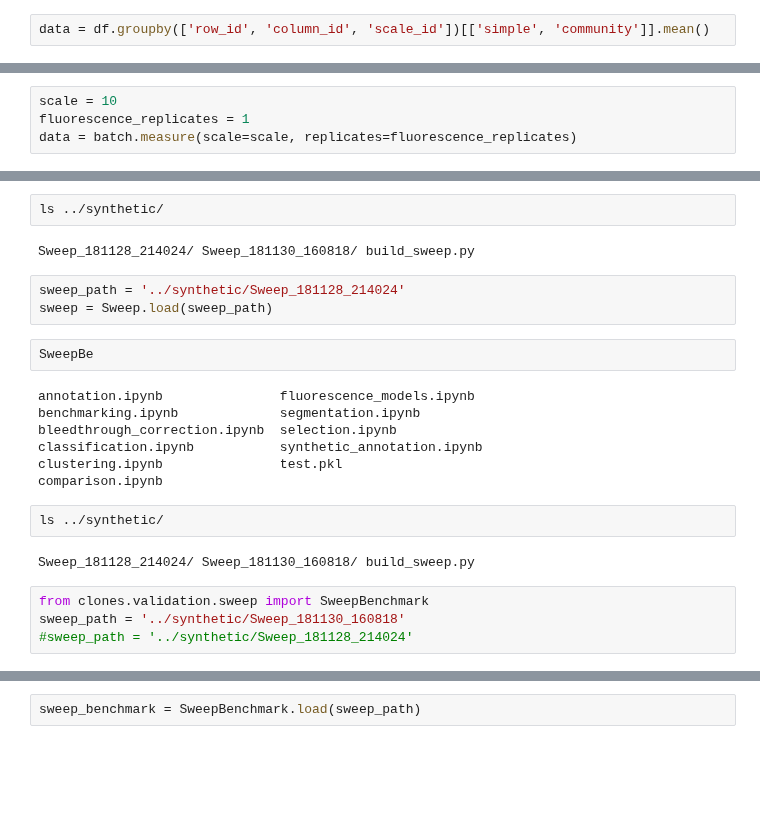
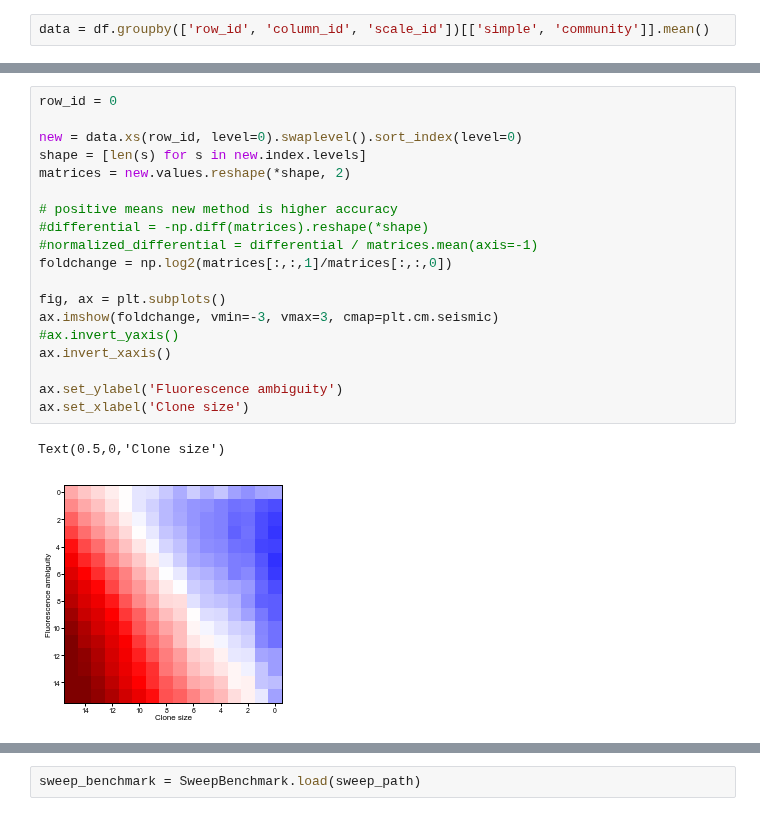
Before and after one commit to sbernasek/flyqma, a Jupyter notebook: notebooks/results.ipynb, the cells around one changed output, grey strips where cells are left out. Saved outputs shown, nothing was run; the diff lists cells and outputs as text; blank space fills up the shorter version.

```diff
--- a/notebooks/results.ipynb
+++ b/notebooks/results.ipynb
@@ -385,4 +58,0 @@ import dill as pickle
-# %%
-scale = 10
-fluorescence_replicates = 1
-data = batch.measure(scale=scale, replicates=fluorescence_replicates)
@@ -469,24 +59,22 @@ from clones.annotation.bayesian import BayesianClassifier
-# %%
-ls ../synthetic/
-# %% [output]
-Sweep_181128_214024/ Sweep_181130_160818/ build_sweep.py
-# %%
-sweep_path = '../synthetic/Sweep_181128_214024'
-sweep = Sweep.load(sweep_path)
-# %%
-SweepBe
-# %% [output]
-annotation.ipynb               fluorescence_models.ipynb
-benchmarking.ipynb             segmentation.ipynb
-bleedthrough_correction.ipynb  selection.ipynb
-classification.ipynb           synthetic_annotation.ipynb
-clustering.ipynb               test.pkl
-comparison.ipynb
-# %%
-ls ../synthetic/
-# %% [output]
-Sweep_181128_214024/ Sweep_181130_160818/ build_sweep.py
-# %%
-from clones.validation.sweep import SweepBenchmark
-sweep_path = '../synthetic/Sweep_181130_160818'
-#sweep_path = '../synthetic/Sweep_181128_214024'
+# %%
+row_id = 0
+
+new = data.xs(row_id, level=0).swaplevel().sort_index(level=0)
+shape = [len(s) for s in new.index.levels]
+matrices = new.values.reshape(*shape, 2)
+
+# positive means new method is higher accuracy
+#differential = -np.diff(matrices).reshape(*shape)
+#normalized_differential = differential / matrices.mean(axis=-1)
+foldchange = np.log2(matrices[:,:,1]/matrices[:,:,0])
+
+fig, ax = plt.subplots()
+ax.imshow(foldchange, vmin=-3, vmax=3, cmap=plt.cm.seismic)
+#ax.invert_yaxis()
+ax.invert_xaxis()
+
+ax.set_ylabel('Fluorescence ambiguity')
+ax.set_xlabel('Clone size')
+# %% [output]
+Text(0.5,0,'Clone size')
+[figure, added]
```
Also changed, not shown: parts of 106 cells of this notebook, 5 other files.
